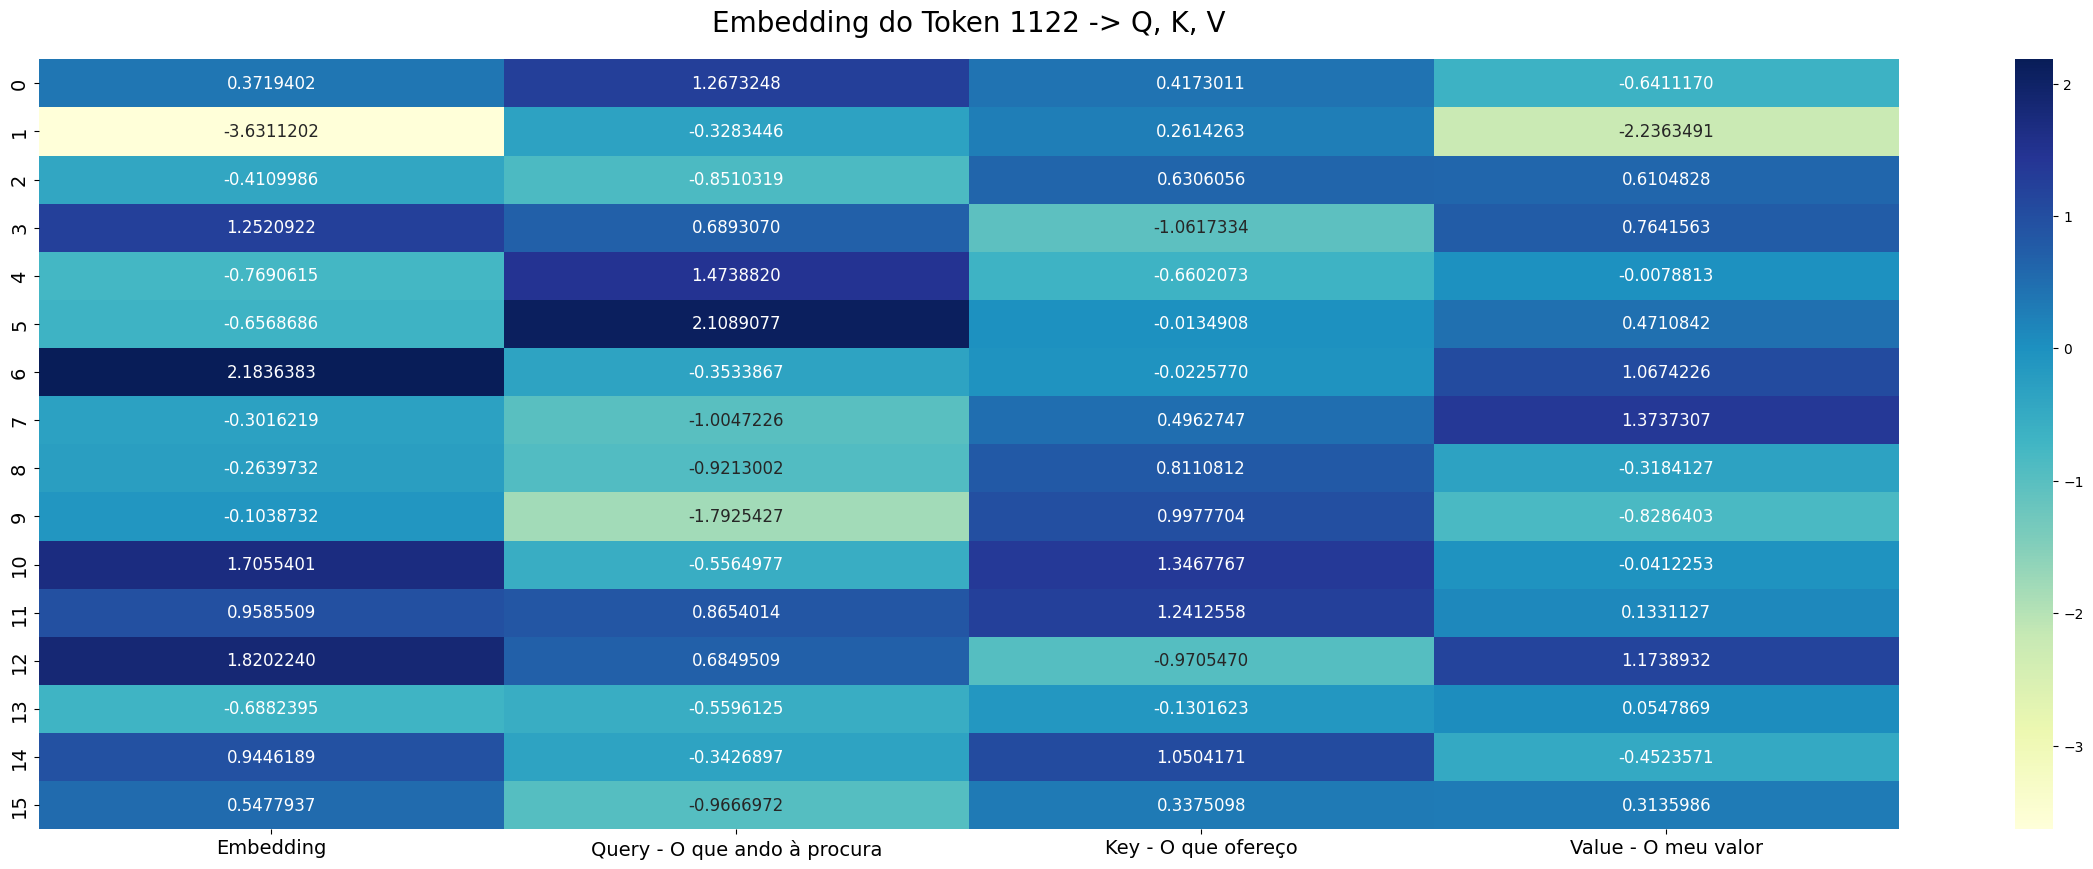
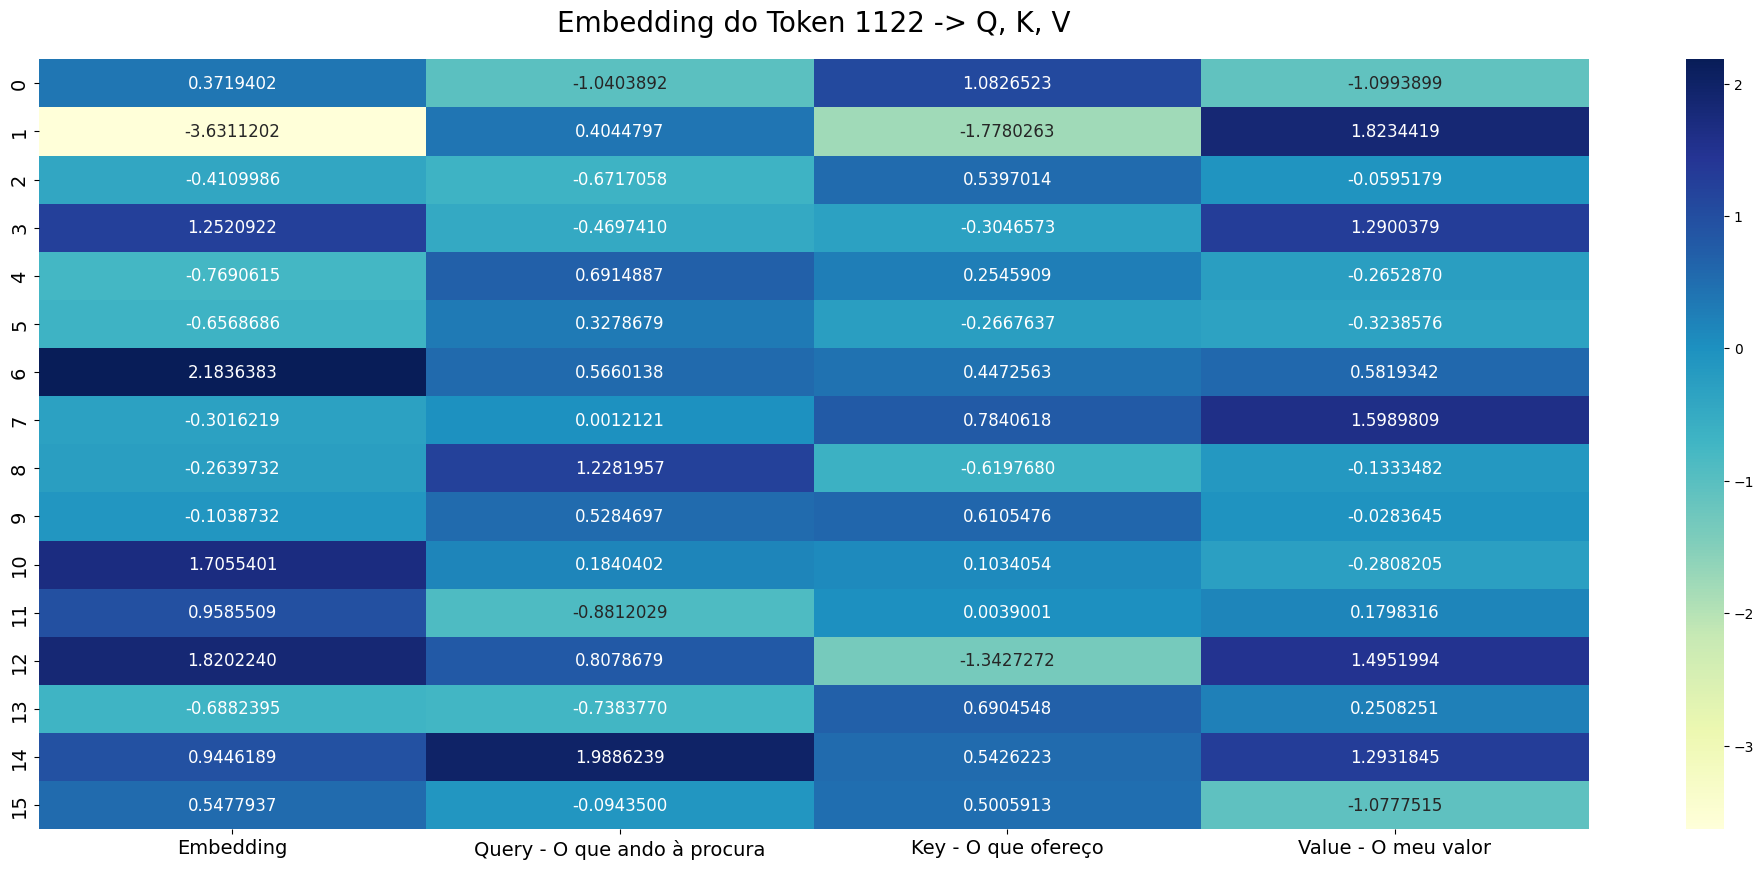
Unified diff of the notebook cell whose output changed from the first chart to the second:
--- before
+++ after
@@ -8,5 +8,5 @@
 })
 
-plt.figure (figsize = (30, 10))
+plt.figure (figsize = (25, 10))
 sns.heatmap(df, cmap = "YlGnBu", annot = True, fmt = ".7f", annot_kws = {"size": 12})
 

Commit: Criado através do Colab